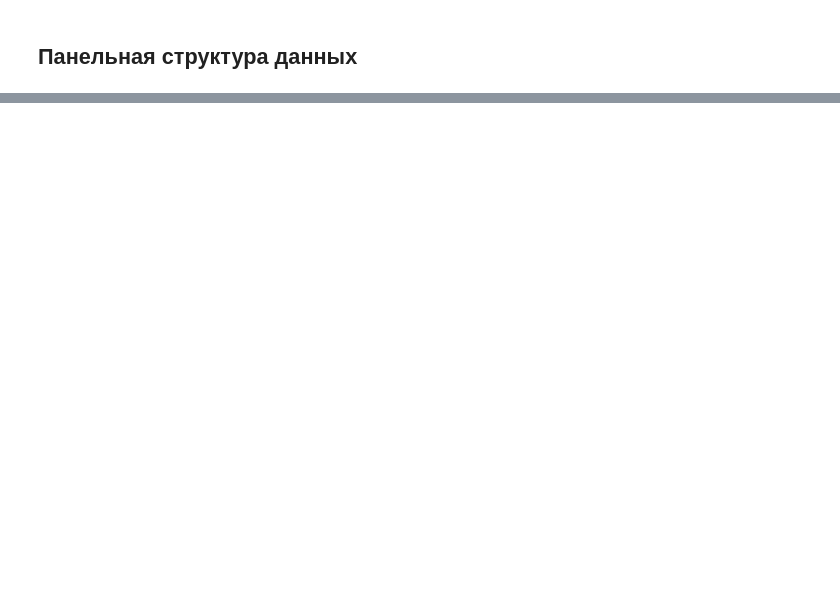
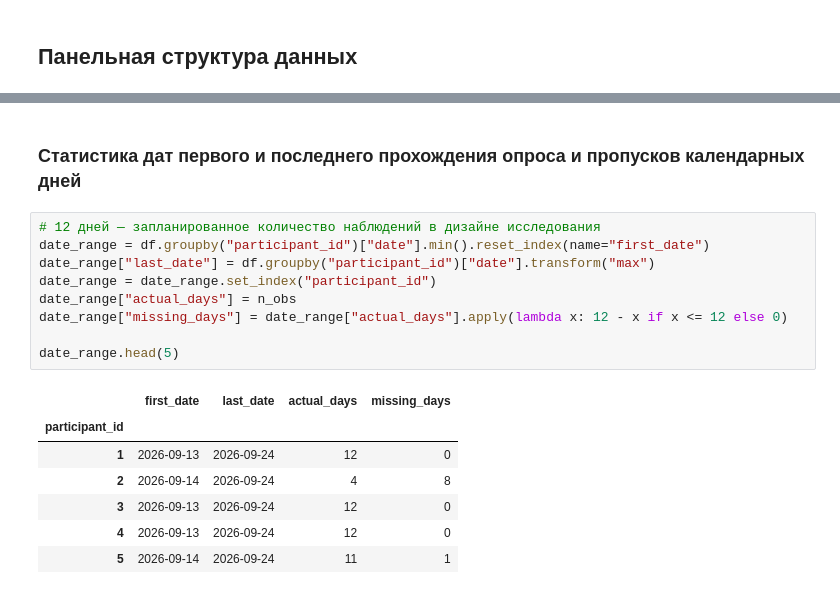
Before and after one commit to EnemyOfDeath7/dream-project, a Jupyter notebook: dream.ipynb, the cells around one changed output, grey strips where cells are left out. Cells and saved outputs as stored; diff of their text form; blank space fills up the shorter version.

```diff
--- a/dream.ipynb
+++ b/dream.ipynb
@@ -644,0 +759,19 @@ plt.show()
+# %% [markdown]
+### Статистика дат первого и последнего прохождения опроса и пропусков календарных дней
+# %%
+# 12 дней — запланированное количество наблюдений в дизайне исследования
+date_range = df.groupby("participant_id")["date"].min().reset_index(name="first_date")
+date_range["last_date"] = df.groupby("participant_id")["date"].transform("max")
+date_range = date_range.set_index("participant_id")
+date_range["actual_days"] = n_obs
+date_range["missing_days"] = date_range["actual_days"].apply(lambda x: 12 - x if x <= 12 else 0)
+
+date_range.head(5)
+# %% [output]
+|  | first_date | last_date | actual_days | missing_days |
+| participant_id |  |  |  |  |
+| 1 | 2026-09-13 | 2026-09-24 | 12 | 0 |
+| 2 | 2026-09-14 | 2026-09-24 | 4 | 8 |
+| 3 | 2026-09-13 | 2026-09-24 | 12 | 0 |
+| 4 | 2026-09-13 | 2026-09-24 | 12 | 0 |
+| 5 | 2026-09-14 | 2026-09-24 | 11 | 1 |
```
Also changed, not shown: parts of 17 cells of this notebook, 1 other file.
